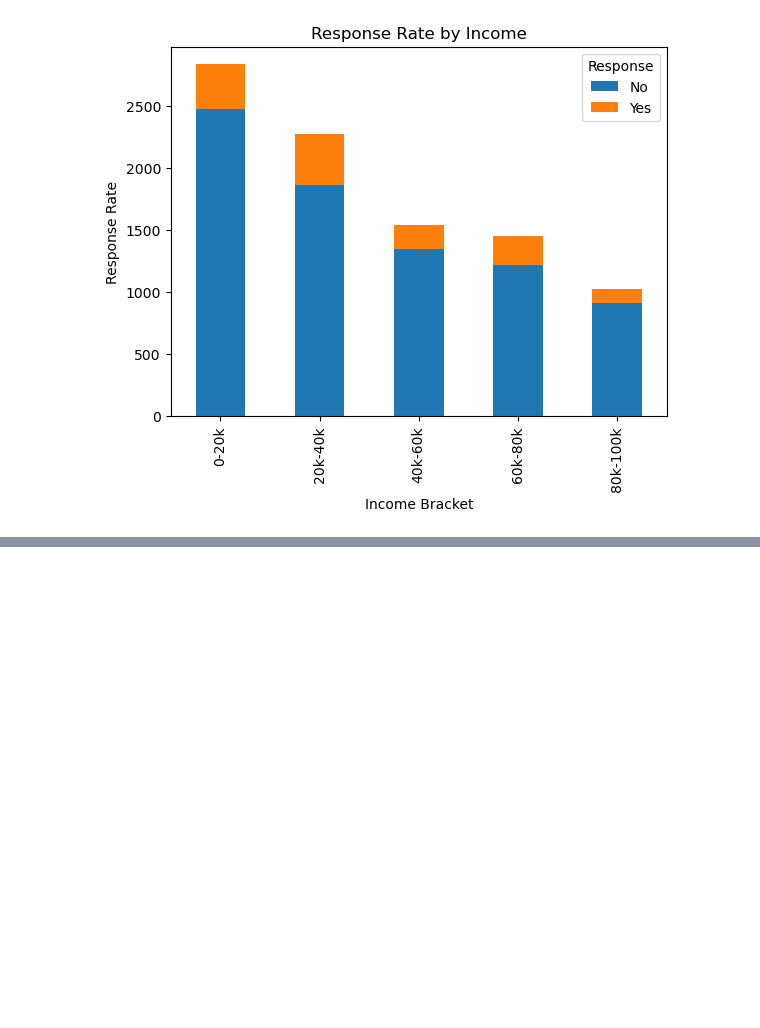
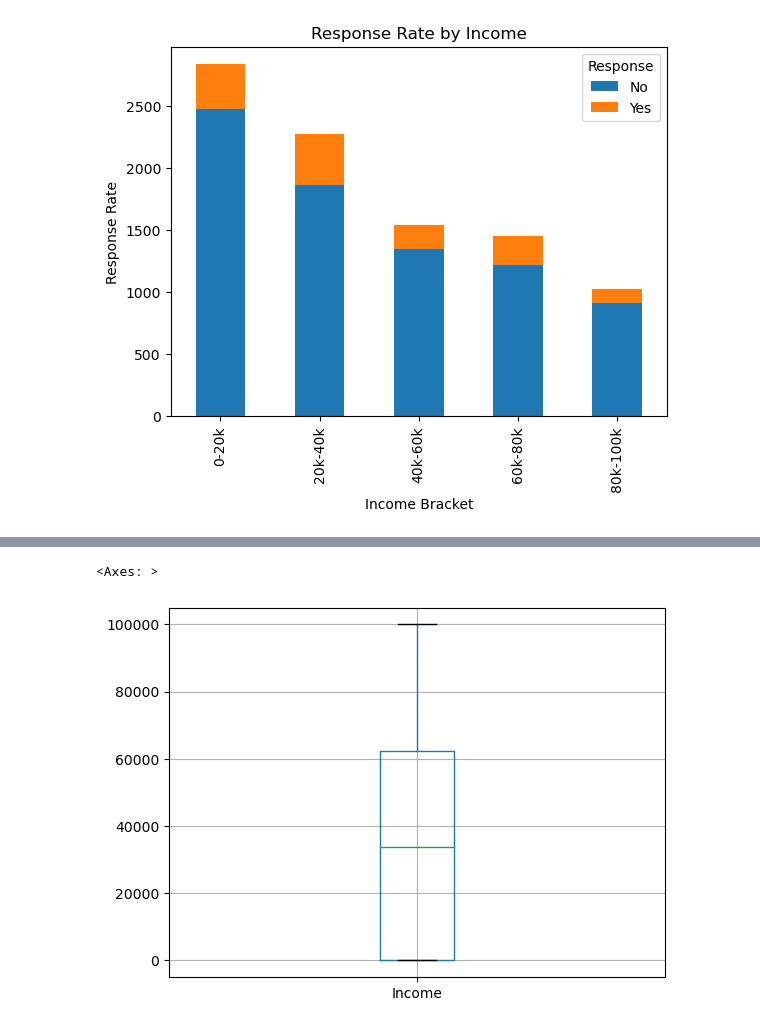
Before and after one commit to lilitrdavidyan/lab-customer-analysis-round-3, a Jupyter notebook: lab-customer-analysis-round-3.ipynb, the cells around one changed output, grey strips where cells are left out. Saved outputs shown, nothing was run; the diff lists cells and outputs as text; code cells hidden in the pictures; blank space fills up the shorter version.

```diff
--- a/lab-customer-analysis-round-3.ipynb
+++ b/lab-customer-analysis-round-3.ipynb
@@ -272,0 +320,5 @@ plt.show()
+# %%
+raw_data[['Income']].boxplot()
+# %% [output]
+<Axes: >
+[figure, added]
```
Also changed, not shown: parts of 11 cells of this notebook.
